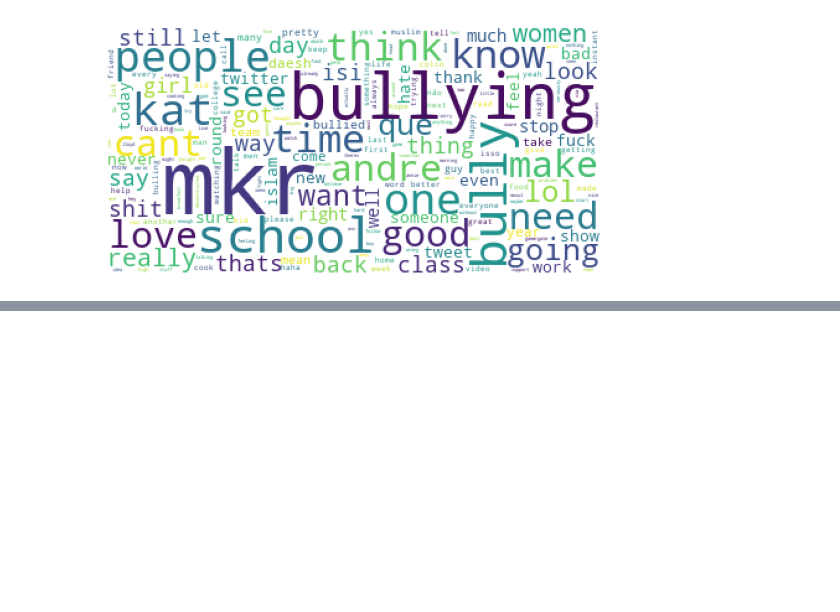
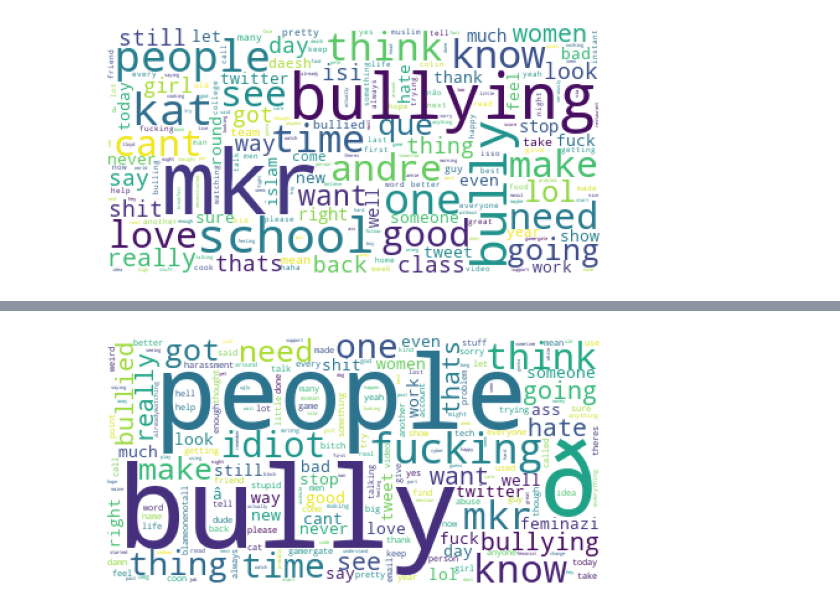
Before and after one commit to donkey-king-kong/CSCI-4907-NLU, a Jupyter notebook: (GWU)_CSCI_4907_NLU.ipynb, the cells around one changed output, grey strips where cells are left out. Cells and saved outputs as stored; diff of their text form; code cells hidden in the pictures; blank space fills up the shorter version.

```diff
--- a/(GWU)_CSCI_4907_NLU.ipynb
+++ b/(GWU)_CSCI_4907_NLU.ipynb
@@ -412,0 +422,4 @@ word_cloud('not_cyberbullying')
+# %%
+word_cloud('other_cyberbullying')
+# %% [output]
+[figure, added]
```
Also changed, not shown: parts of 4 cells of this notebook.
